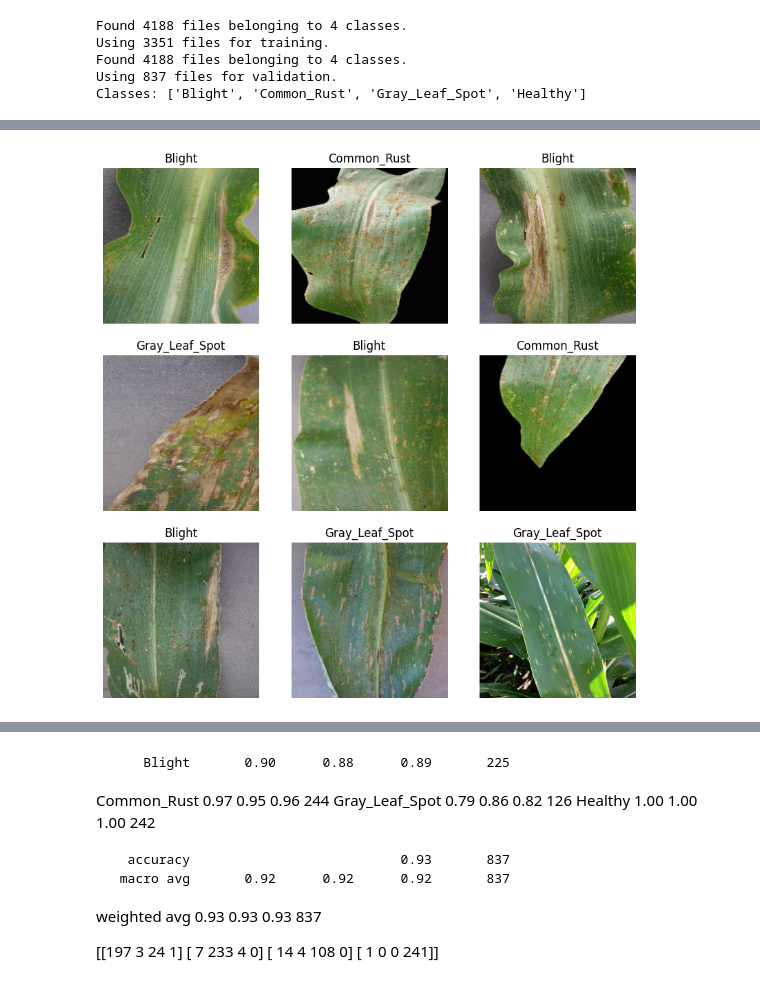
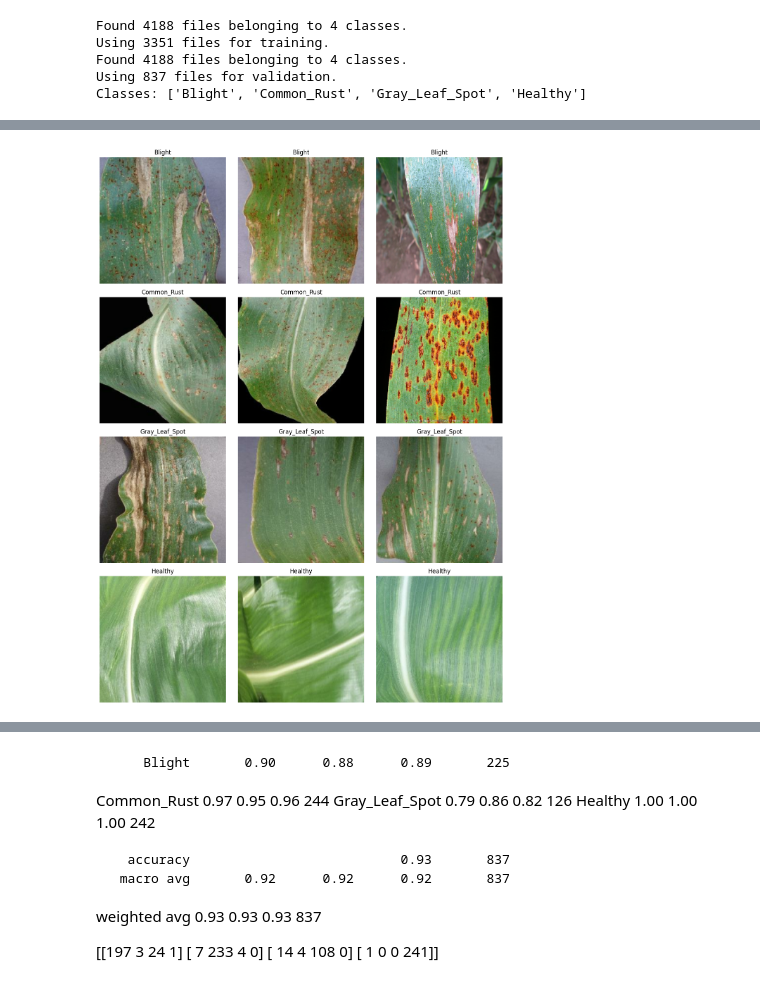
Before and after one commit to GharretWilcut/Mad_Corn_Disease, a Jupyter notebook: MobileNetV2.ipynb, the cells around one changed output, grey strips where cells are left out. Cells and saved outputs as stored; diff of their text form; code cells hidden in the pictures.

```diff
--- a/MobileNetV2.ipynb
+++ b/MobileNetV2.ipynb
@@ -84,14 +48,52 @@ Healthy class index: 3
 # %%
-import matplotlib.pyplot as plt
+# import matplotlib.pyplot as plt
 
-for images, labels in train_unhealthy.take(1):
-    plt.figure(figsize=(10, 10))
-    for i in range(9):
-        ax = plt.subplot(3, 3, i+1)
-        plt.imshow(images[i].numpy())
-        plt.title(class_names[labels[i]])
-        plt.axis("off")
-    break
+# for images, labels in train_unhealthy.take(1):
+#     plt.figure(figsize=(10, 10))
+#     for i in range(9):
+#         ax = plt.subplot(3, 3, i+1)
+#         plt.imshow(images[i].numpy())
+#         plt.title(class_names[labels[i]])
+#         plt.axis("off")
+#     break
-# %% [output]
-[figure, removed]
+# %%
+import matplotlib.pyplot as plt
+
+rows = 4       # number of classes
+cols = 3       # images per class
+
+# group images by class index
+grouped = {i: [] for i in range(len(class_names))}
+
+# Collect images until we have enough per class (3 each)
+for images, labels in train_ds.take(1):
+    for img, lab in zip(images, labels):
+        lab = int(lab.numpy())
+
+        if len(grouped[lab]) < cols:
+            grouped[lab].append(img)   # <-- SAME type you used originally
+
+# Plot
+plt.figure(figsize=(12, 16))
+plot_idx = 1
+
+for class_idx in range(rows):
+    imgs = grouped[class_idx]
+
+    for j in range(cols):
+        plt.subplot(rows, cols, plot_idx)
+        plot_idx += 1
+
+        if j < len(imgs):
+            plt.imshow(imgs[j].numpy())     # <-- SAME as your working version
+            plt.title(class_names[class_idx])
+        else:
+            plt.text(0.5, 0.5, "No image", ha="center", va="center")
+
+        plt.axis("off")
+
+plt.tight_layout()
+plt.show()
+# %% [output]
+[figure, added]
 # %%
```
Also changed, not shown: parts of 10 cells of this notebook, 1 other file.
